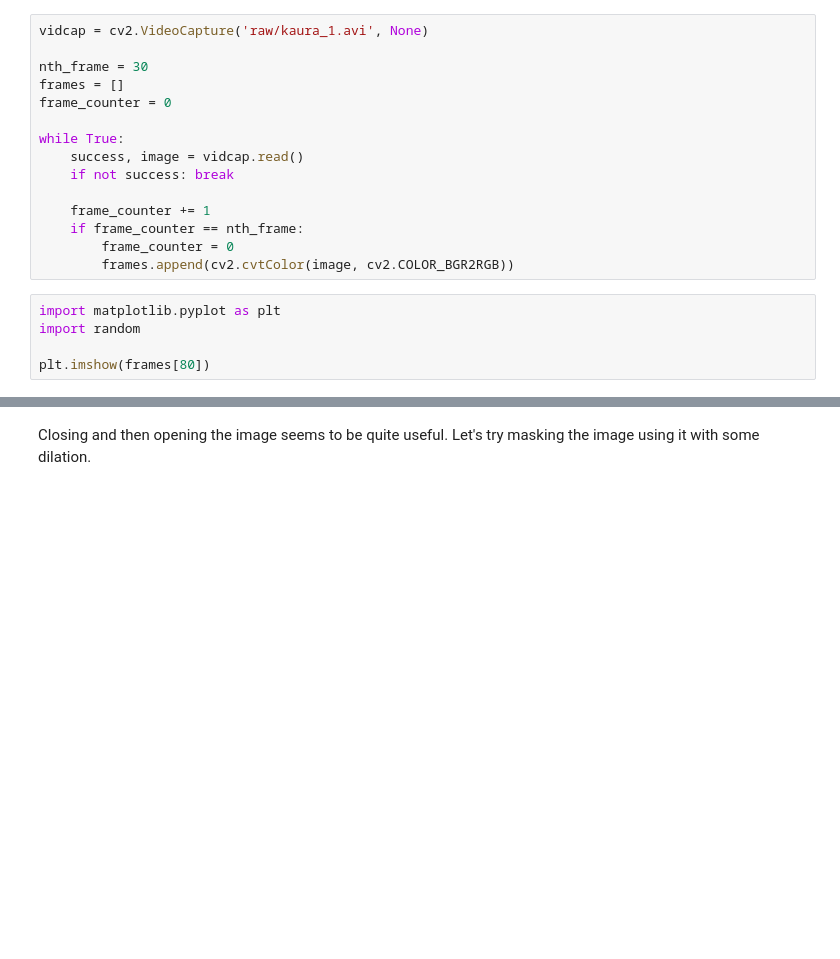
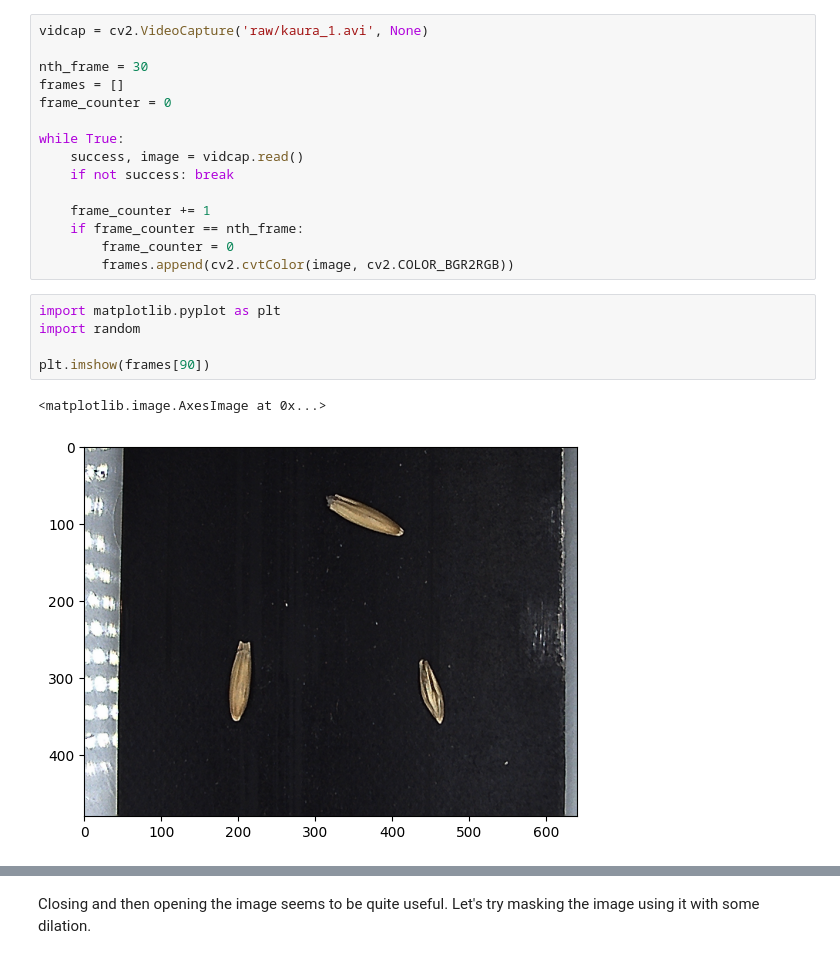
Before and after one commit to MJKagone/Grain-image-classification, a Jupyter notebook: seed_images_from_raw_data.ipynb, the cells around one changed output, grey strips where cells are left out. Cells and saved outputs as stored; diff of their text form; blank space fills up the shorter version.

```diff
--- a/seed_images_from_raw_data.ipynb
+++ b/seed_images_from_raw_data.ipynb
@@ -26,8 +27,11 @@ while True:
 # %%
 import matplotlib.pyplot as plt
 import random
 
-plt.imshow(frames[80])
+plt.imshow(frames[90])
+# %% [output]
+<matplotlib.image.AxesImage at 0x...>
+[figure, added]
 # %%
 # Crop the image to get rid of the left and right edges
 
```
Also changed, not shown: parts of 6 cells of this notebook, 2 other files.
